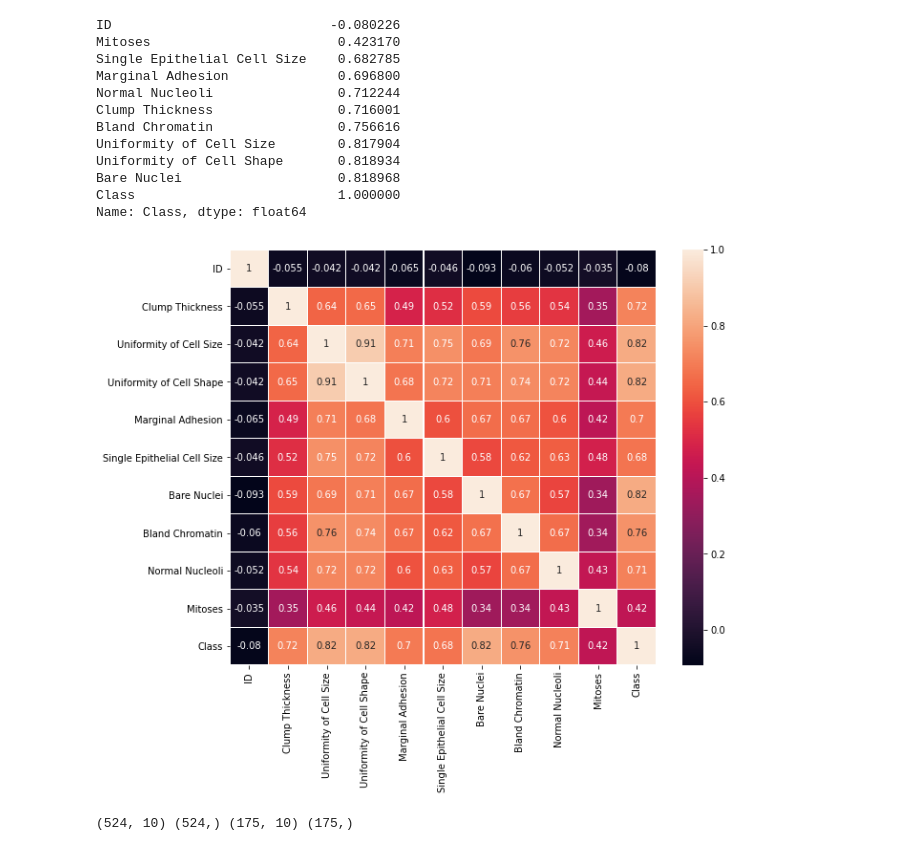
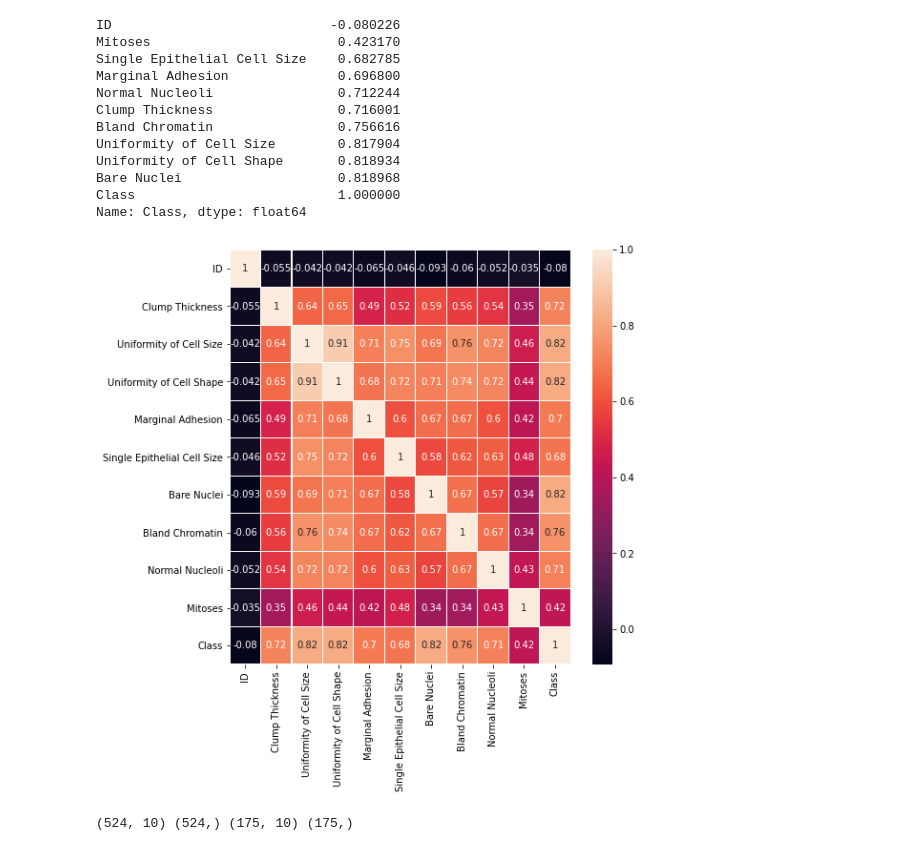
Before and after one commit to rethabilethulo/breast_cancer_predictor, a Jupyter notebook: Breast_Cancer_Predictor.ipynb, the cells around one changed output. Cells and saved outputs as stored; diff of their text form; code cells hidden in the pictures.

```diff
--- a/Breast_Cancer_Predictor.ipynb
+++ b/Breast_Cancer_Predictor.ipynb
@@ -219,11 +219,11 @@ Bare Nuclei                    0.818968
 Class                          1.000000
 Name: Class, dtype: float64
 # %%
-#Plotting a heatmap to veiw correlation
-plt.figure(figsize=(10,8))
+#Plotting a heatmap to view correlation
+plt.figure(figsize=(8,8))
 _= sns.heatmap(cancer.corr(), annot=True, linewidth=0.1)
 # %% [output]
-[figure, old version]
+[figure, new version]
 # %%
 #Creating targets
 X = cancer.drop("Class", axis =1 )
```
Also changed, not shown: parts of 2 cells of this notebook.
